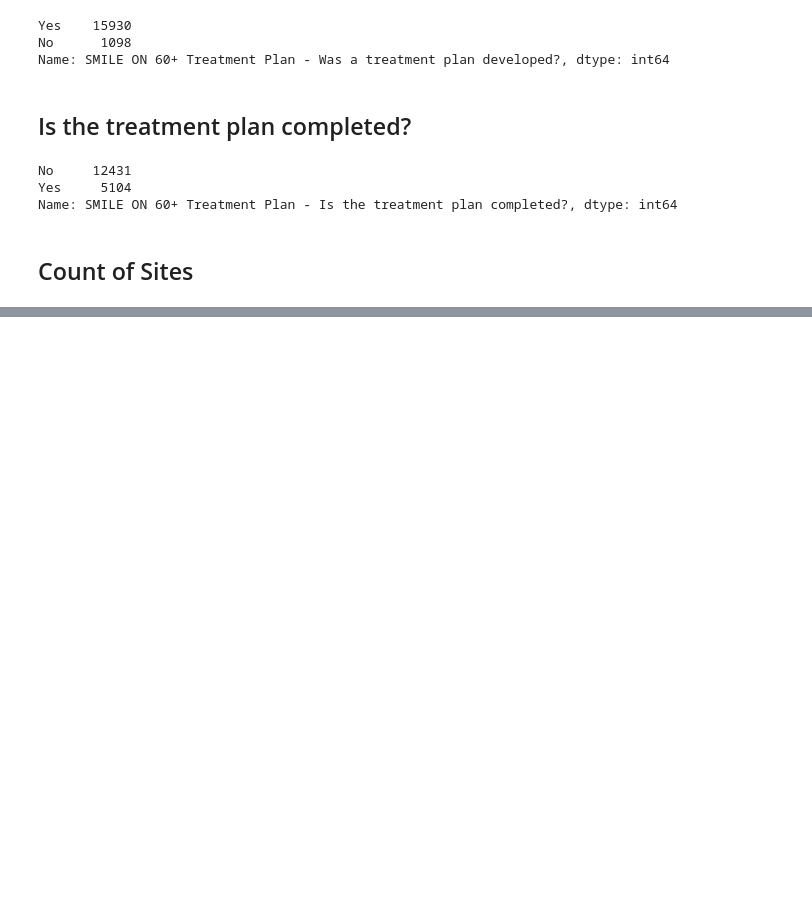
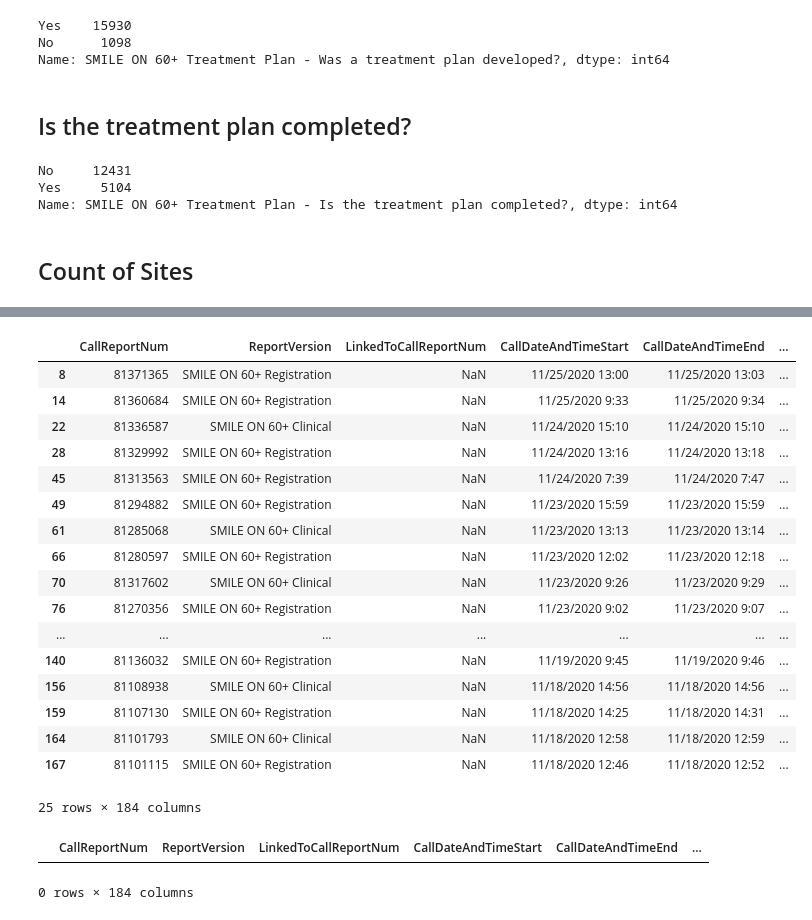
Before and after one commit to bsfcs/smile-on-black_panther, a Jupyter notebook: smile on.ipynb, the cells around one changed output, grey strips where cells are left out. Drawn from its saved outputs; the diff is of its cells as text; code cells hidden in the pictures; blank space fills up the shorter version.

Commit message:
Add files via upload
first stages of maps

```diff
--- a/smile on.ipynb
+++ b/smile on.ipynb
@@ -218,0 +276,2 @@ Name: SMILE ON 60+ Oral Care Encounter - What care was provided to the enrollee?
+# %%
+smile.drop_duplicates(subset= 'CallerNum' , keep='first', inplace=False, ignore_index=False)
@@ -218,0 +315,28 @@ Name: SMILE ON 60+ Oral Care Encounter - What care was provided to the enrollee?
+# %%
+duplicate = smile[smile.duplicated(['CallerNum'])]
+duplicate.head(25)
+# %% [output]
+|  | CallReportNum | ReportVersion | LinkedToCallReportNum | CallDateAndTimeStart | CallDateAndTimeEnd | ... |
+| 8 | 81371365 | SMILE ON 60+ Registration | NaN | 11/25/2020 13:00 | 11/25/2020 13:03 | ... |
+| 14 | 81360684 | SMILE ON 60+ Registration | NaN | 11/25/2020 9:33 | 11/25/2020 9:34 | ... |
+| 22 | 81336587 | SMILE ON 60+ Clinical | NaN | 11/24/2020 15:10 | 11/24/2020 15:10 | ... |
+| 28 | 81329992 | SMILE ON 60+ Registration | NaN | 11/24/2020 13:16 | 11/24/2020 13:18 | ... |
+| 45 | 81313563 | SMILE ON 60+ Registration | NaN | 11/24/2020 7:39 | 11/24/2020 7:47 | ... |
+| 49 | 81294882 | SMILE ON 60+ Registration | NaN | 11/23/2020 15:59 | 11/23/2020 15:59 | ... |
+| 61 | 81285068 | SMILE ON 60+ Clinical | NaN | 11/23/2020 13:13 | 11/23/2020 13:14 | ... |
+| 66 | 81280597 | SMILE ON 60+ Registration | NaN | 11/23/2020 12:02 | 11/23/2020 12:18 | ... |
+| 70 | 81317602 | SMILE ON 60+ Clinical | NaN | 11/23/2020 9:26 | 11/23/2020 9:29 | ... |
+| 76 | 81270356 | SMILE ON 60+ Registration | NaN | 11/23/2020 9:02 | 11/23/2020 9:07 | ... |
+| ... | ... | ... | ... | ... | ... | ... |
+| 140 | 81136032 | SMILE ON 60+ Registration | NaN | 11/19/2020 9:45 | 11/19/2020 9:46 | ... |
+| 156 | 81108938 | SMILE ON 60+ Clinical | NaN | 11/18/2020 14:56 | 11/18/2020 14:56 | ... |
+| 159 | 81107130 | SMILE ON 60+ Registration | NaN | 11/18/2020 14:25 | 11/18/2020 14:31 | ... |
+| 164 | 81101793 | SMILE ON 60+ Clinical | NaN | 11/18/2020 12:58 | 11/18/2020 12:59 | ... |
+| 167 | 81101115 | SMILE ON 60+ Registration | NaN | 11/18/2020 12:46 | 11/18/2020 12:52 | ... |
+25 rows × 184 columns
+# %%
+smile_3854985 = smile.loc[smile['CallerNum']=='3854985']
+smile_3854985
+# %% [output]
+|  | CallReportNum | ReportVersion | LinkedToCallReportNum | CallDateAndTimeStart | CallDateAndTimeEnd | ... |
+0 rows × 184 columns
```
Also changed, not shown: parts of 38 cells of this notebook.
